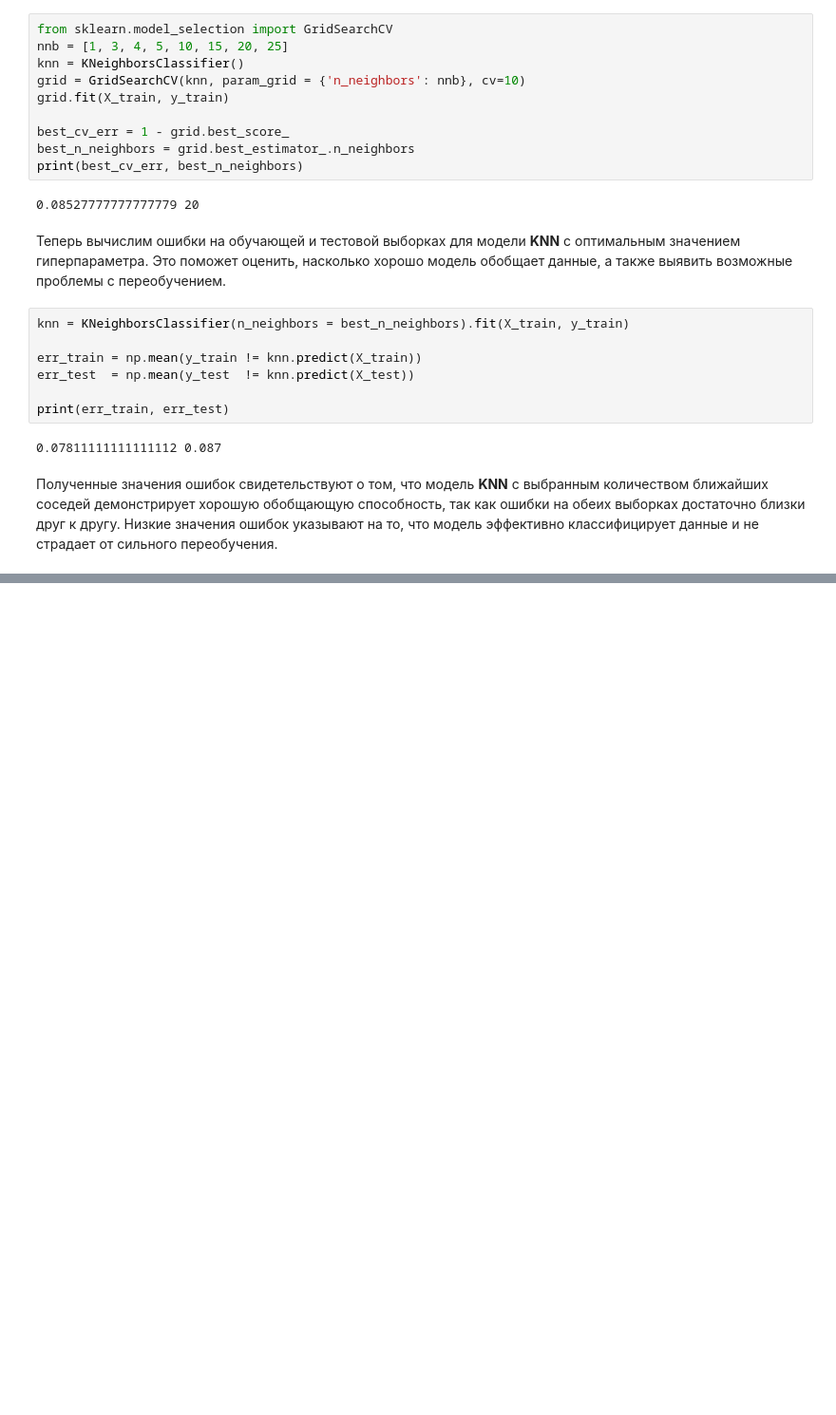
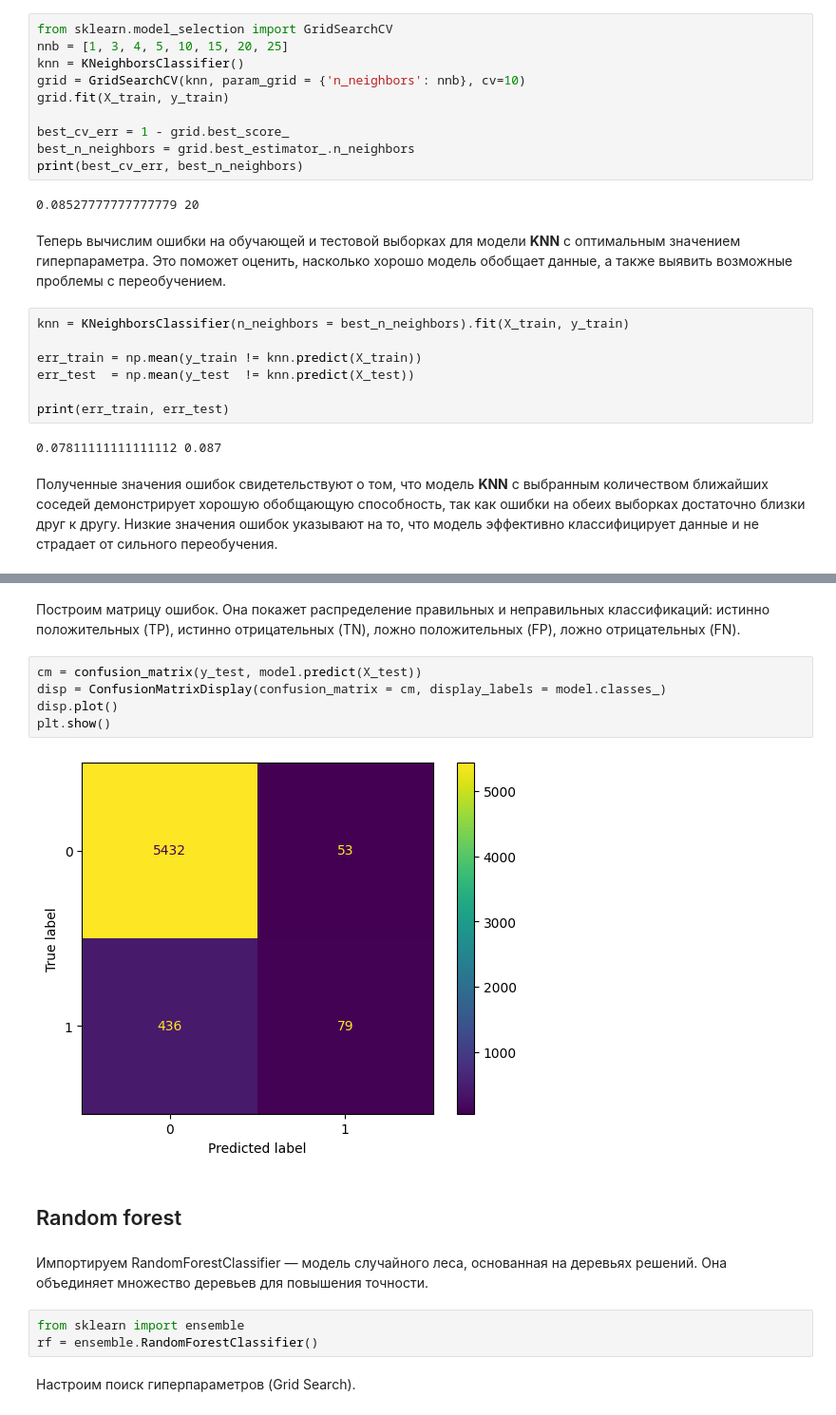
Before and after one commit to evldn/ml-homework, a Jupyter notebook: ml_homework.ipynb, the cells around one changed output, grey strips where cells are left out. Shown at 95% size. Cells and saved outputs as stored; diff of their text form; blank space fills up the shorter version.

```diff
--- a/ml_homework.ipynb
+++ b/ml_homework.ipynb
@@ -372,0 +425,18 @@ print(err_train, err_test)
+# %% [markdown]
+Построим матрицу ошибок. Она покажет распределение правильных и неправильных классификаций: истинно положительных (TP), истинно отрицательных (TN), ложно положительных (FP), ложно отрицательных (FN).
+# %%
+cm = confusion_matrix(y_test, model.predict(X_test))
+disp = ConfusionMatrixDisplay(confusion_matrix = cm, display_labels = model.classes_)
+disp.plot()
+plt.show()
+# %% [output]
+[figure, added]
+# %% [markdown]
+## Random forest
+# %% [markdown]
+Импортируем RandomForestClassifier — модель случайного леса, основанная на деревьях решений. Она объединяет множество деревьев для повышения точности.
+# %%
+from sklearn import ensemble
+rf = ensemble.RandomForestClassifier()
+# %% [markdown]
+Настроим поиск гиперпараметров (Grid Search).
```
Also changed, not shown: parts of 47 cells of this notebook.
